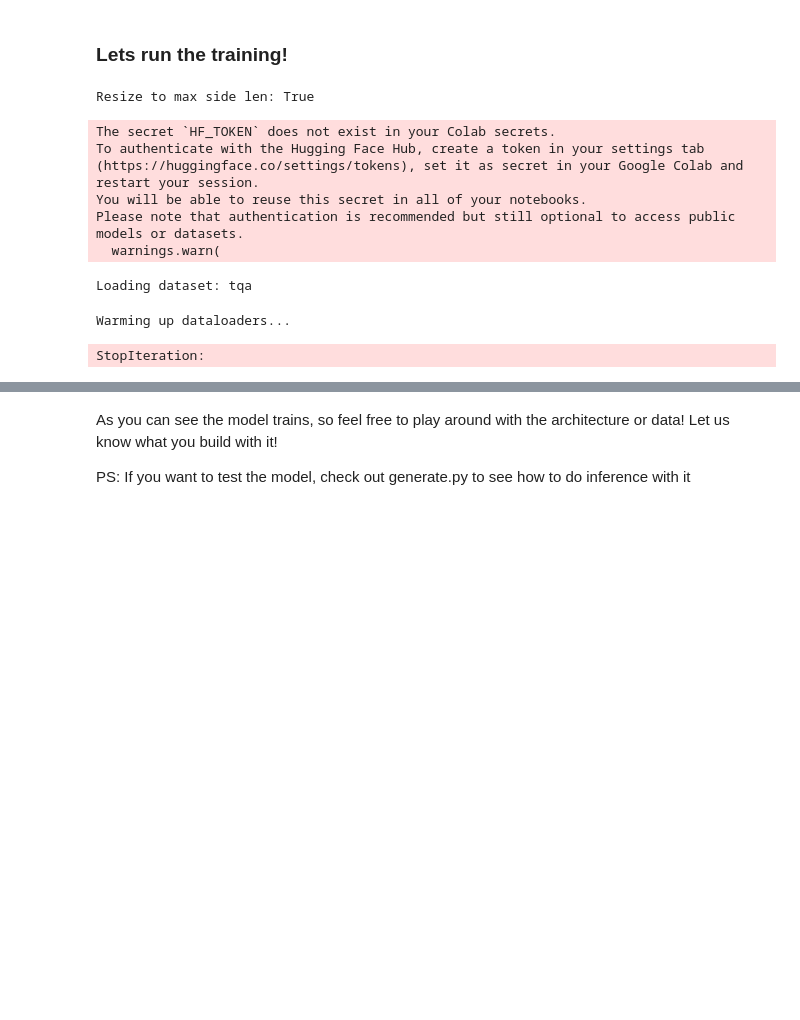
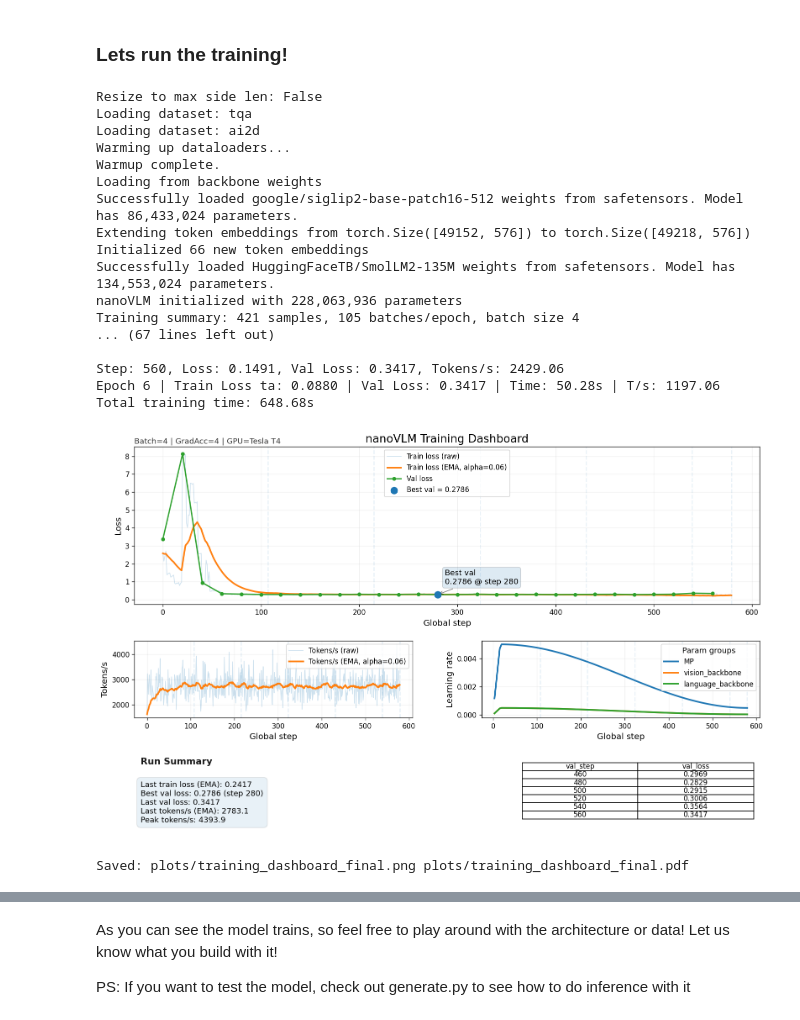
Before and after one commit to tahiriltaf/document_classification, a Jupyter notebook: train_nanoVLM.ipynb, the cells around one changed output, grey strips where cells are left out. Drawn from its saved outputs; the diff is of its cells as text; code cells hidden in the pictures; blank space fills up the shorter version.

```diff
--- a/train_nanoVLM.ipynb
+++ b/train_nanoVLM.ipynb
@@ -987,7 +987,7 @@ class VLMConfig:
     lm_dropout: float = 0.0
     lm_n_blocks: int = 32
     lm_attn_scaling: float = 1.0
-    lm_max_length: int = 256
+    lm_max_length: int = 512
     lm_use_tokens: bool = False # Decide if the LM expects tokens or embeddings as input (if using as a backbone for the VLM, set to False)
     lm_tie_weights: bool = True # Decide if you want to tie the LM Head weight to the token embedding weights
     lm_model_type: str = 'HuggingFaceTB/SmolLM2-135M'
@@ -1019,19 +1019,19 @@ class TrainConfig:
     lr_mp: float = 0.005
     lr_vision_backbone: float = 0.0005
     lr_language_backbone: float = 0.0005
-    data_cutoff_idx: int = 256 # Let's only use a small subset at first
+    data_cutoff_idx: int = 1028 # Let's only use a small subset at first
     val_ratio: float = 0.2
     batch_size: int = 4
     gradient_accumulation_steps: int = 4
     max_grad_norm: float = 1.0
-    max_training_steps: int = 80
-    max_images_per_example: int = 2
+    max_training_steps: int = 580
+    max_images_per_example: int = 4
     max_images_per_knapsack: int = 8
-    max_sample_length: int = 256
+    max_sample_length: int = 512
     compile: bool = False
     resume_from_vlm_checkpoint: bool = False # Indicate if the training should be resumed from a checkpoint of the whole VLM or you want to start from scratch
     train_dataset_path: str = 'HuggingFaceM4/the_cauldron'
-    train_dataset_name: tuple[str, ...] = ("tqa", ) #All options; ("ai2d", "aokvqa", "chart2text", "chartqa", "clevr", "cocoqa", "datikz", "diagram_image_to_text", "docvqa", "dvqa", "figureqa", "finqa", "geomverse", "hateful_memes", "hitab", "iam", "iconqa", "infographic_vqa", "intergps", "localized_narratives", "mapqa", "multihiertt", "ocrvqa", "plotqa", "raven", "rendered_text", "robut_sqa", "robut_wikisql", "robut_wtq", "scienceqa", "screen2words", "st_vqa", "tabmwp", "tallyqa", "tat_qa", "textcaps", "textvqa", "tqa", "vistext", "visual7w", "visualmrc", "vqarad", "vqav2", "vsr", "websight") # "clevr_math", "okvqa", "spot_the_diff", "nlvr2", "mimic_cgd",
+    train_dataset_name: tuple[str, ...] = ("tqa","ai2d", "aokvqa","chart2text", ) #All options; ("ai2d", "aokvqa", "chart2text", "chartqa", "clevr", "cocoqa", "datikz", "diagram_image_to_text", "docvqa", "dvqa", "figureqa", "finqa", "geomverse", "hateful_memes", "hitab", "iam", "iconqa", "infographic_vqa", "intergps", "localized_narratives", "mapqa", "multihiertt", "ocrvqa", "plotqa", "raven", "rendered_text", "robut_sqa", "robut_wikisql", "robut_wtq", "scienceqa", "screen2words", "st_vqa", "tabmwp", "tallyqa", "tat_qa", "textcaps", "textvqa", "tqa", "vistext", "visual7w", "visualmrc", "vqarad", "vqav2", "vsr", "websight") # "clevr_math", "okvqa", "spot_the_diff", "nlvr2", "mimic_cgd",
 
 @dataclass
 class VLMConfig1:
@@ -1142,27 +1142,37 @@ class TrainConfig1:
 ### Lets run the training!
 # %%
 # import models.config as config
-vlm_cfg = config.VLMConfig()
-train_cfg = config.TrainConfig()
-# vlm_cfg = VLMConfig1()
-# train_cfg = TrainConfig1()
+# vlm_cfg = config.VLMConfig()
+# train_cfg = config.TrainConfig()
+vlm_cfg = VLMConfig()
+train_cfg = TrainConfig()
 train(train_cfg, vlm_cfg)
 
 # import importlib
 # import train as train_module
 # importlib.reload(train_module)
 
 # train = train_module.train(train_cfg, vlm_cfg)  # now train() exists
 # %% [output]
-Resize to max side len: True
+Resize to max side len: False
+Loading dataset: tqa
+Loading dataset: ai2d
+Warming up dataloaders...
+Warmup complete.
+Loading from backbone weights
+Successfully loaded google/siglip2-base-patch16-512 weights from safetensors. Model has 86,433,024 parameters.
+Extending token embeddings from torch.Size([49152, 576]) to torch.Size([49218, 576])
+Initialized 66 new token embeddings
+Successfully loaded HuggingFaceTB/SmolLM2-135M weights from safetensors. Model has 134,553,024 parameters.
+nanoVLM initialized with 228,063,936 parameters
+Training summary: 421 samples, 105 batches/epoch, batch size 4
+... (67 lines left out)
+
+Step: 560, Loss: 0.1491, Val Loss: 0.3417, Tokens/s: 2429.06
+Epoch 6 | Train Loss ta: 0.0880 | Val Loss: 0.3417 | Time: 50.28s | T/s: 1197.06
+Total training time: 648.68s
+[figure, added]
-The secret `HF_TOKEN` does not exist in your Colab secrets.
-To authenticate with the Hugging Face Hub, create a token in your settings tab (https://huggingface.co/settings/tokens), set it as secret in your Google Colab and restart your session.
-You will be able to reuse this secret in all of your notebooks.
-Please note that authentication is recommended but still optional to access public models or datasets.
-  warnings.warn(
+Saved: plots/training_dashboard_final.png plots/training_dashboard_final.pdf
-Loading dataset: tqa
-Warming up dataloaders...
-StopIteration:
 # %%
 from google.colab import files
 files.download("/content/nanoVLM/plots/training_dashboard_final.png")
```
Also changed, not shown: parts of 5 cells of this notebook.
